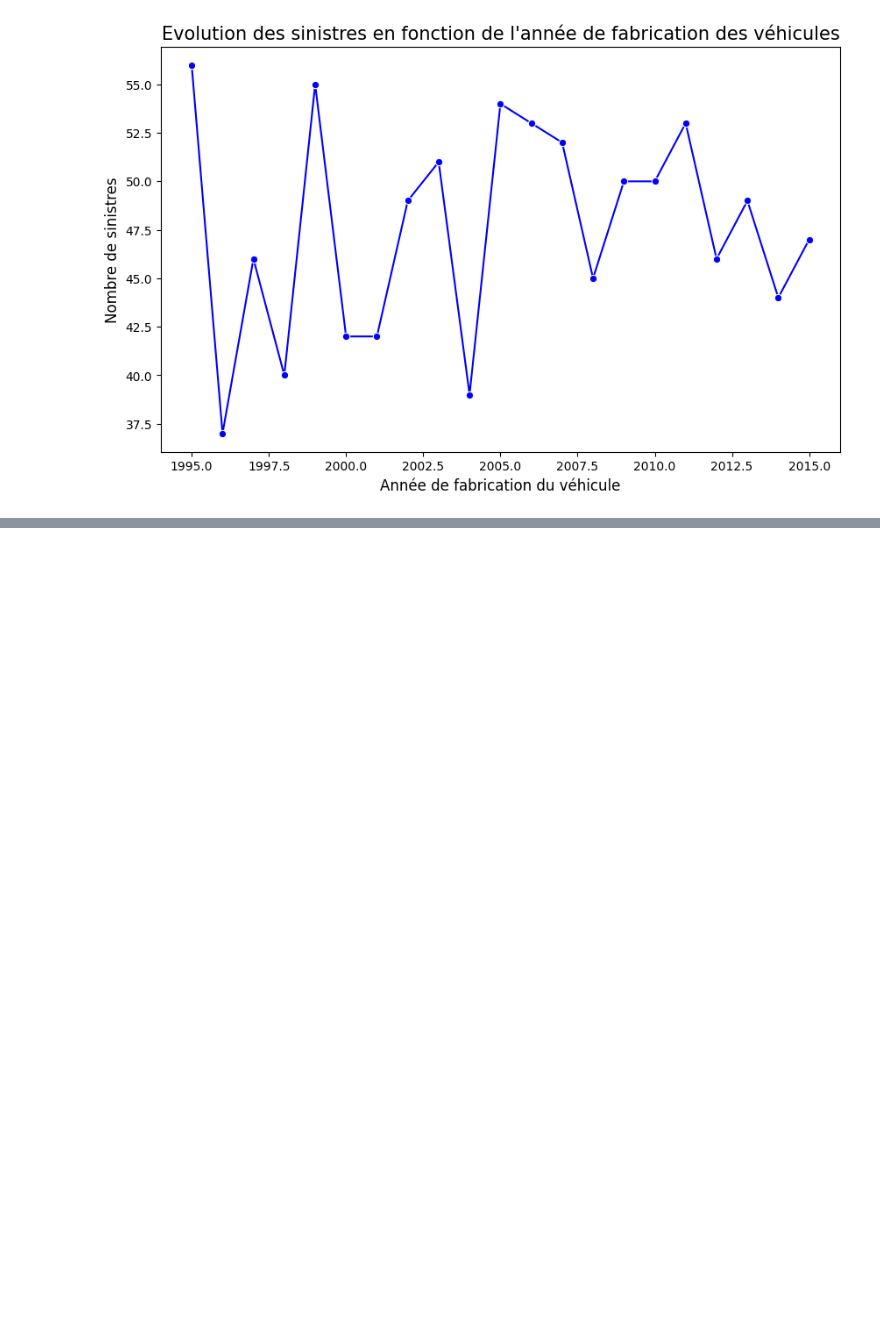
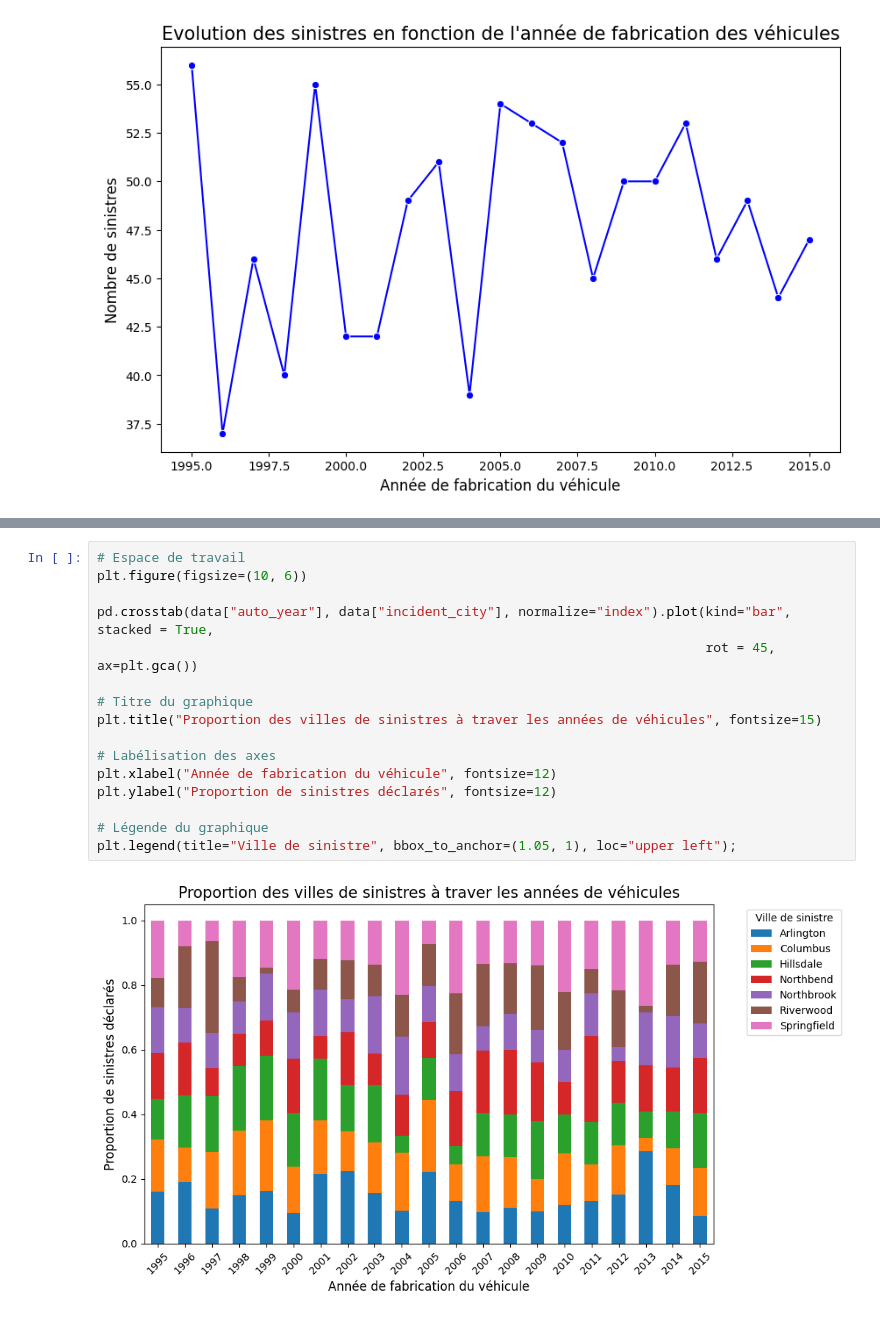
Before and after one commit to DataScientest-Studio/sep25cds_predisinistre, a Jupyter notebook: notebooks/Pred_Sin_EDA.ipynb, the cells around one changed output, grey strips where cells are left out. Drawn from its saved outputs; the diff is of its cells as text; blank space fills up the shorter version.

```diff
--- a/notebooks/Pred_Sin_EDA.ipynb
+++ b/notebooks/Pred_Sin_EDA.ipynb
@@ -749,0 +849,18 @@ plt.ylabel("Nombre de sinistres", fontsize=12);
+# %%
+# Espace de travail
+plt.figure(figsize=(10, 6))
+
+pd.crosstab(data["auto_year"], data["incident_city"], normalize="index").plot(kind="bar", stacked = True,
+                                                                              rot = 45, ax=plt.gca())
+
+# Titre du graphique
+plt.title("Proportion des villes de sinistres à traver les années de véhicules", fontsize=15)
+
+# Labélisation des axes
+plt.xlabel("Année de fabrication du véhicule", fontsize=12)
+plt.ylabel("Proportion de sinistres déclarés", fontsize=12)
+
+# Légende du graphique
+plt.legend(title="Ville de sinistre", bbox_to_anchor=(1.05, 1), loc="upper left");
+# %% [output]
+[figure, added]
```
Also changed, not shown: parts of 18 cells of this notebook.
